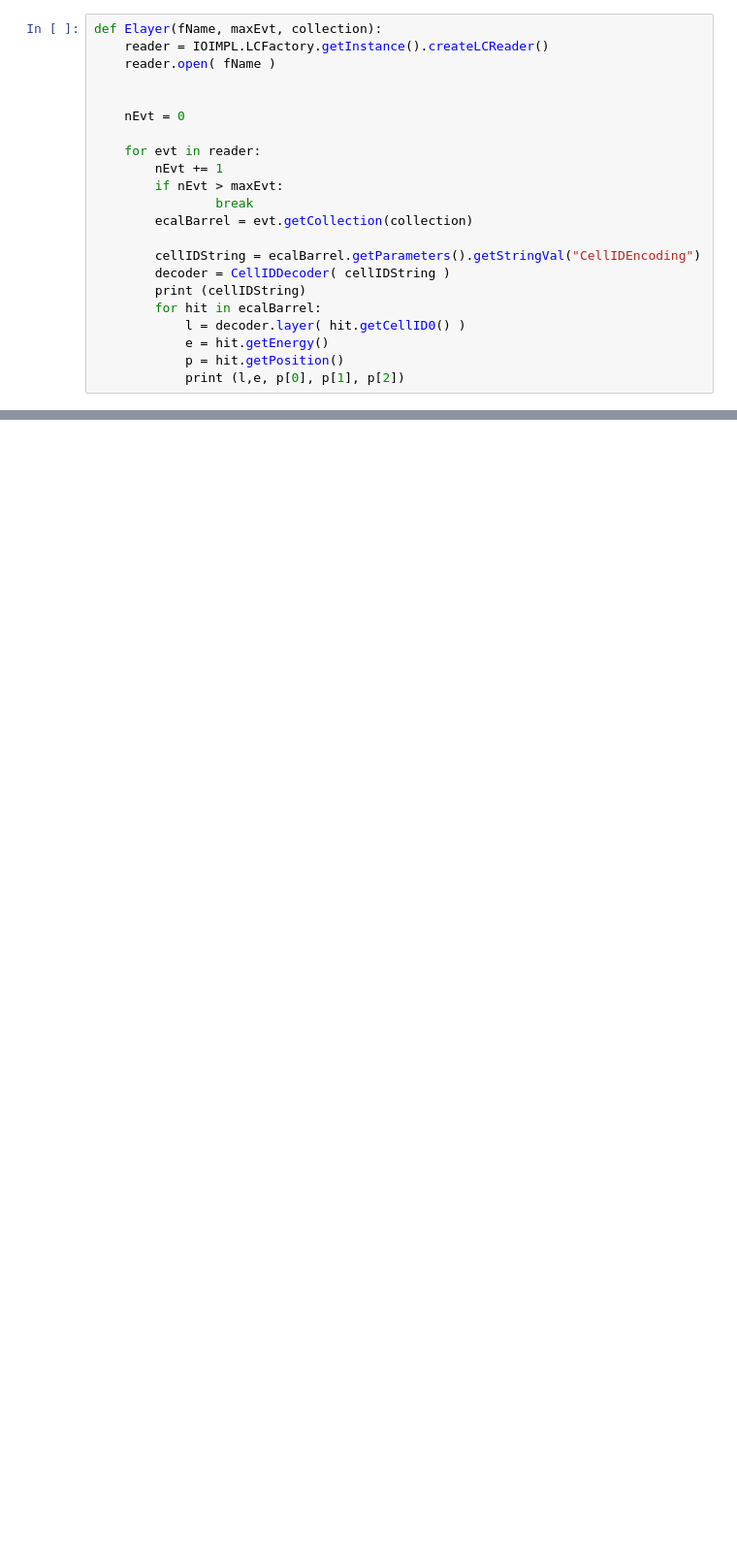
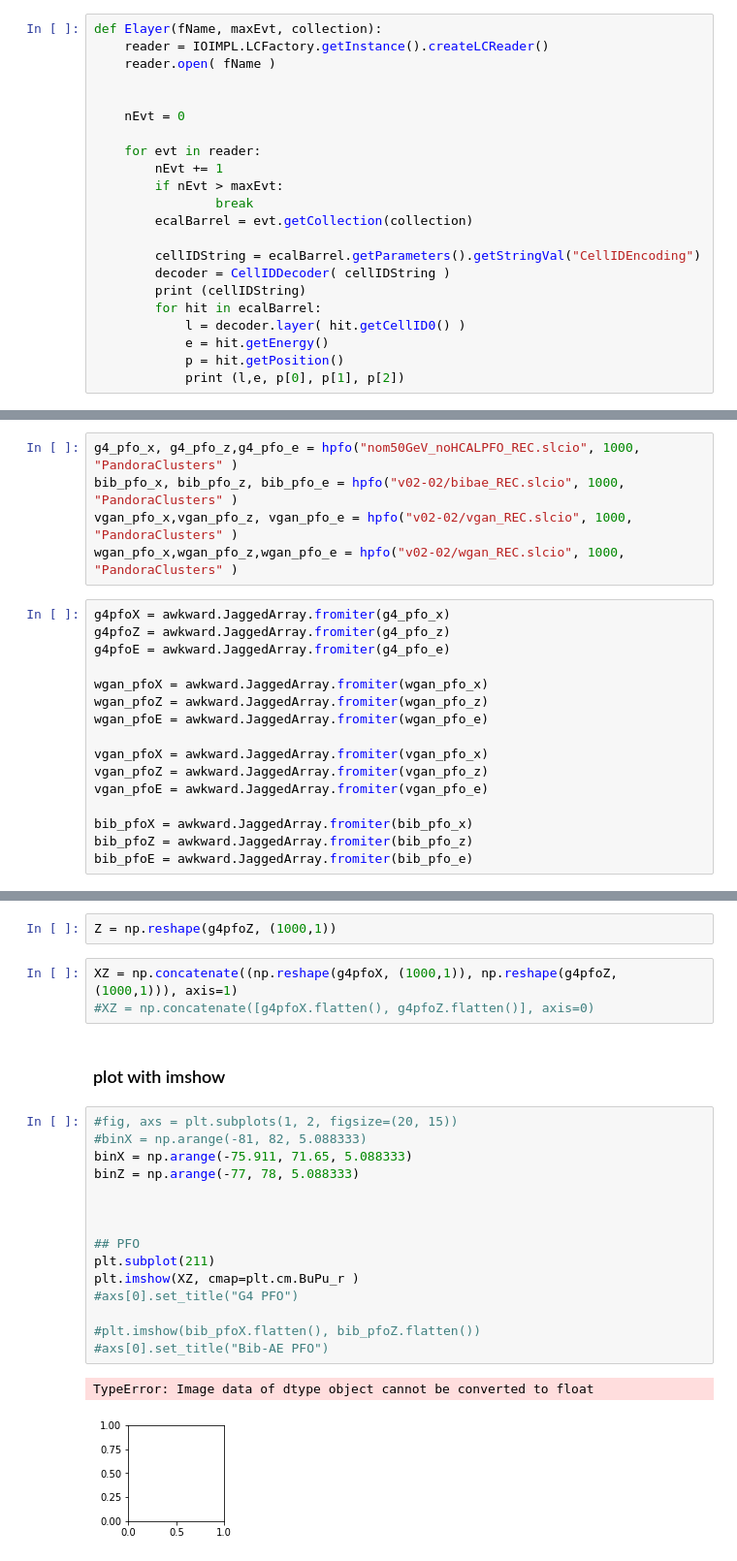
Before and after one commit to vbocha/pyLCIO, a Jupyter notebook: examples/reco_image.ipynb, the cells around one changed output, grey strips where cells are left out. Shown at 97% size. Saved outputs shown, nothing was run; the diff lists cells and outputs as text; blank space fills up the shorter version.

```diff
--- a/examples/reco_image.ipynb
+++ b/examples/reco_image.ipynb
@@ -126,0 +213,21 @@ hpfo("nom50GeV_noHCALPFO_REC.slcio", 1, "PandoraClusters" )
+# %%
+g4_pfo_x, g4_pfo_z,g4_pfo_e = hpfo("nom50GeV_noHCALPFO_REC.slcio", 1000, "PandoraClusters" )
+bib_pfo_x, bib_pfo_z, bib_pfo_e = hpfo("v02-02/bibae_REC.slcio", 1000, "PandoraClusters" )
+vgan_pfo_x,vgan_pfo_z, vgan_pfo_e = hpfo("v02-02/vgan_REC.slcio", 1000, "PandoraClusters" )
+wgan_pfo_x,wgan_pfo_z,wgan_pfo_e = hpfo("v02-02/wgan_REC.slcio", 1000, "PandoraClusters" )
+# %%
+g4pfoX = awkward.JaggedArray.fromiter(g4_pfo_x)
+g4pfoZ = awkward.JaggedArray.fromiter(g4_pfo_z)
+g4pfoE = awkward.JaggedArray.fromiter(g4_pfo_e)
+
+wgan_pfoX = awkward.JaggedArray.fromiter(wgan_pfo_x)
+wgan_pfoZ = awkward.JaggedArray.fromiter(wgan_pfo_z)
+wgan_pfoE = awkward.JaggedArray.fromiter(wgan_pfo_e)
+
+vgan_pfoX = awkward.JaggedArray.fromiter(vgan_pfo_x)
+vgan_pfoZ = awkward.JaggedArray.fromiter(vgan_pfo_z)
+vgan_pfoE = awkward.JaggedArray.fromiter(vgan_pfo_e)
+
+bib_pfoX = awkward.JaggedArray.fromiter(bib_pfo_x)
+bib_pfoZ = awkward.JaggedArray.fromiter(bib_pfo_z)
+bib_pfoE = awkward.JaggedArray.fromiter(bib_pfo_e)
@@ -126,0 +244,25 @@ hpfo("nom50GeV_noHCALPFO_REC.slcio", 1, "PandoraClusters" )
+# %%
+Z = np.reshape(g4pfoZ, (1000,1))
+# %%
+XZ = np.concatenate((np.reshape(g4pfoX, (1000,1)), np.reshape(g4pfoZ, (1000,1))), axis=1)
+#XZ = np.concatenate([g4pfoX.flatten(), g4pfoZ.flatten()], axis=0)
+# %% [markdown]
+### plot with imshow
+# %%
+#fig, axs = plt.subplots(1, 2, figsize=(20, 15))
+#binX = np.arange(-81, 82, 5.088333)
+binX = np.arange(-75.911, 71.65, 5.088333)
+binZ = np.arange(-77, 78, 5.088333)
+
+
+
+## PFO
+plt.subplot(211)
+plt.imshow(XZ, cmap=plt.cm.BuPu_r )
+#axs[0].set_title("G4 PFO")
+
+#plt.imshow(bib_pfoX.flatten(), bib_pfoZ.flatten())
+#axs[0].set_title("Bib-AE PFO")
+# %% [output]
+TypeError: Image data of dtype object cannot be converted to float
+[figure, added]
```
Also changed, not shown: parts of 21 cells of this notebook, 13 other files.
